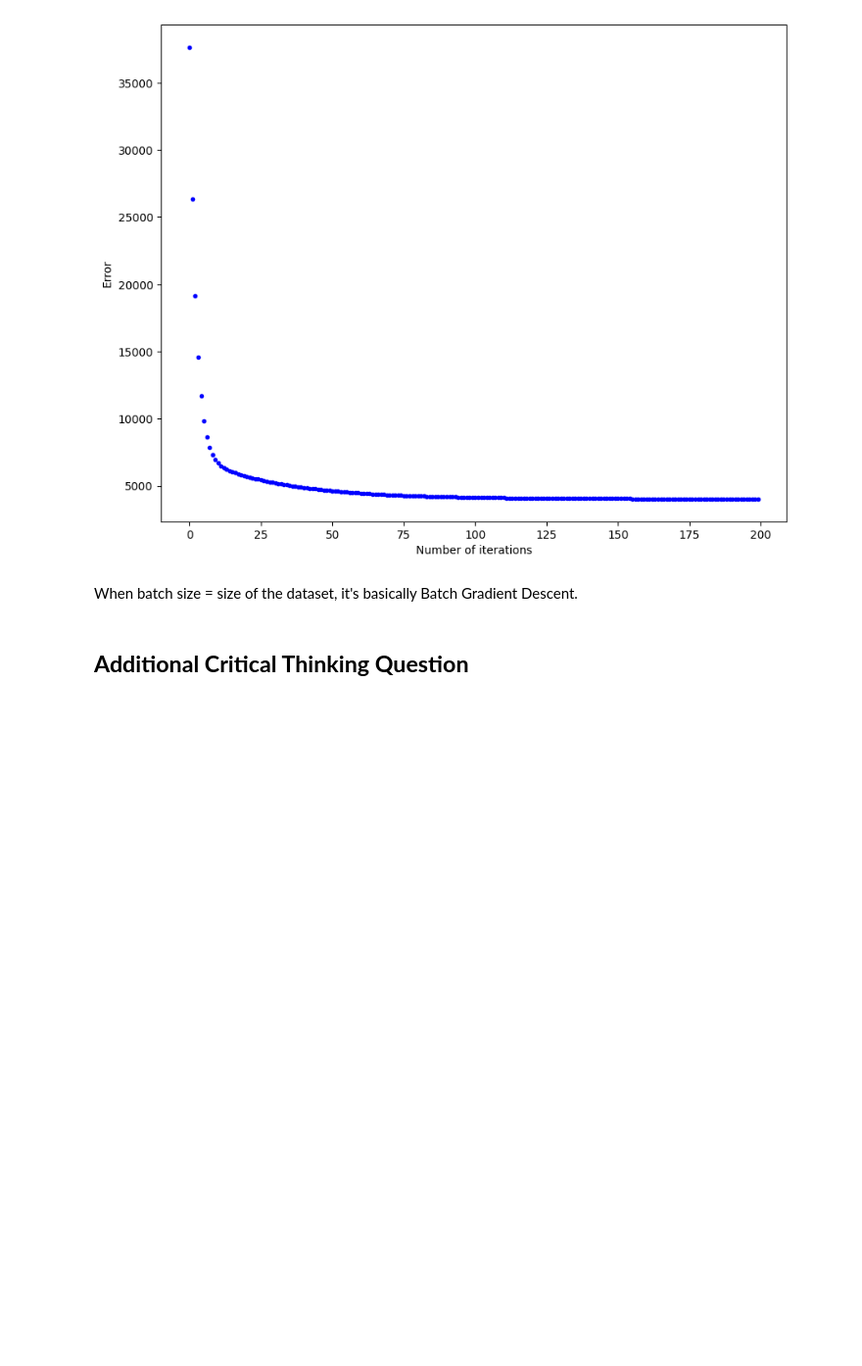
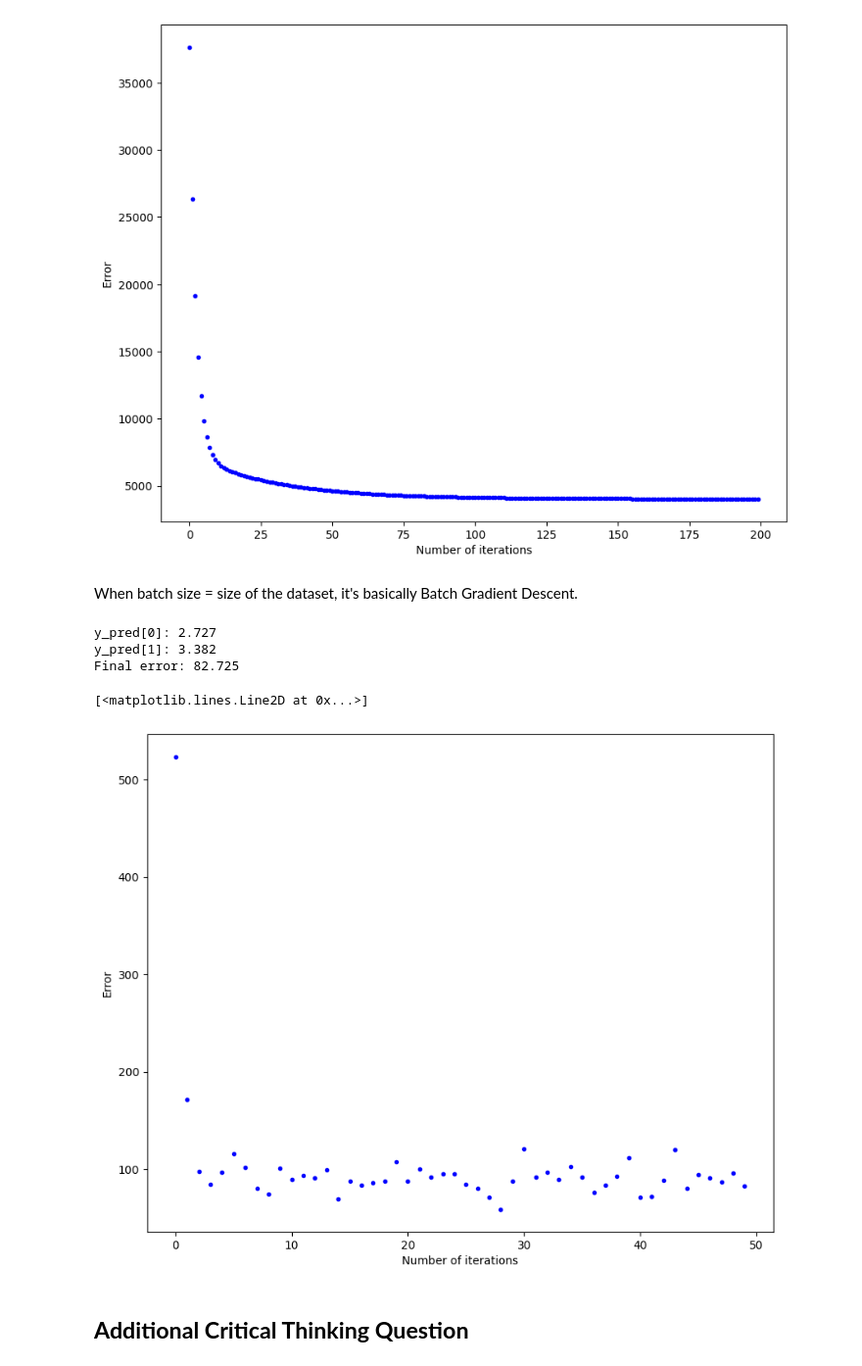
Before and after one commit to puranik1406/FMML_Projects-Labs, a Jupyter notebook: STP_Module4Lab_3_Gradient_Descent.ipynb, the cells around one changed output. Shown at 98% size. Saved outputs shown, nothing was run; the diff lists cells and outputs as text; code cells hidden in the pictures; blank space fills up the shorter version.

```diff
--- a/STP_Module4Lab_3_Gradient_Descent.ipynb
+++ b/STP_Module4Lab_3_Gradient_Descent.ipynb
@@ -599,3 +630,27 @@ When batch size = size of the dataset, it's basically Batch Gradient Descent.
+# %%
+lr = 0.5
+n_iter = 50
+y_pred = np.random.randn(2, 1)
+X_b = np.c_[np.ones((len(X), 1)), X]
+y_pred, cost_history = stocashtic_gradient_descent(X_b, y, y_pred, lr, n_iter)
+
+print('y_pred[0]: {:0.3f}\ny_pred[1]: {:0.3f}'.format(y_pred[0][0], y_pred[1][0]))
+print('Final error: {:0.3f}'.format(cost_history[-1]))
+# %% [output]
+y_pred[0]: 2.727
+y_pred[1]: 3.382
+Final error: 82.725
+# %%
+fig, ax = plt.subplots(figsize=(10,8))
+
+ax.set_ylabel('Error')
+ax.set_xlabel('Number of iterations')
+y_pred = np.random.randn(2,1)
+
+ax.plot(range(n_iter), cost_history, 'b.')
+# %% [output]
+[<matplotlib.lines.Line2D at 0x...>]
+[figure, added]
 # %% [markdown]
 ## **Additional Critical Thinking Question**
 # %% [markdown]
```
Also changed, not shown: parts of 1 cell of this notebook.
